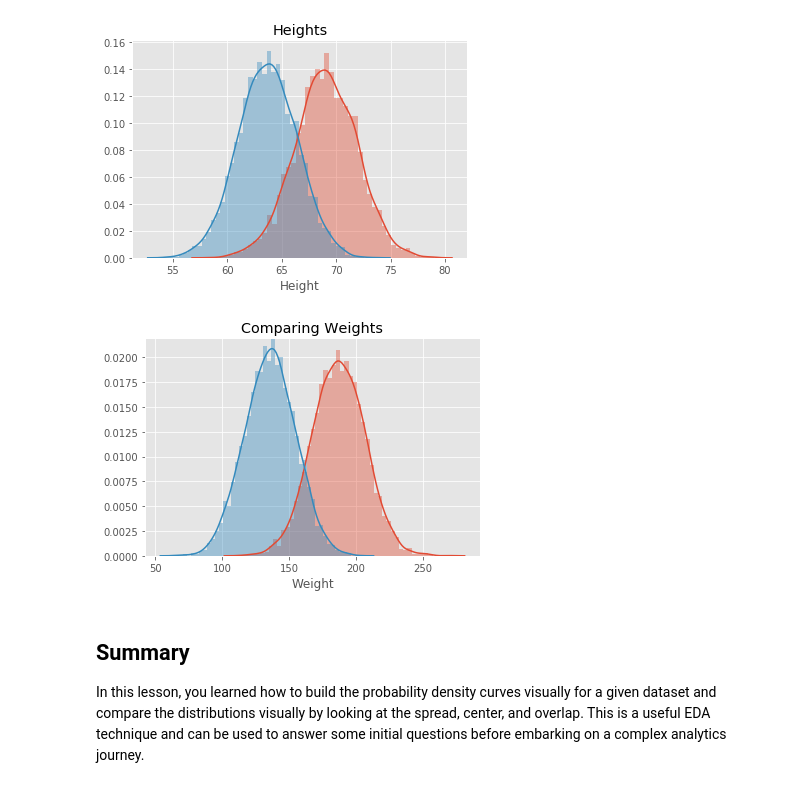
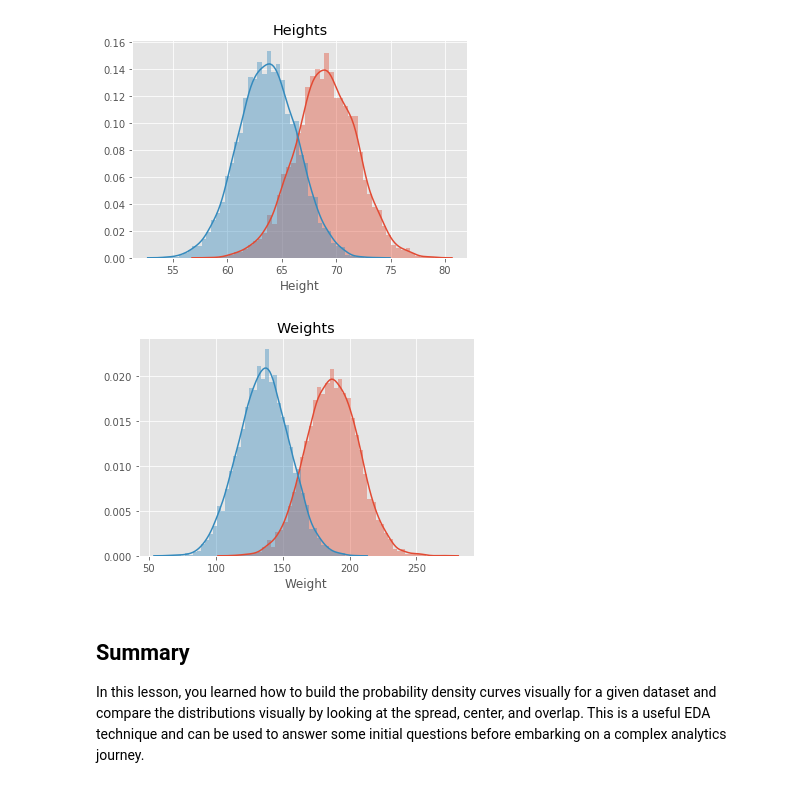
Before and after one commit to kcahlers/probability-density-functions-lab-hbs-ds-060120, a Jupyter notebook: index.ipynb, the cells around one changed output. Saved outputs shown, nothing was run; the diff lists cells and outputs as text; code cells hidden in the pictures.

```diff
--- a/index.ipynb
+++ b/index.ipynb
@@ -205,12 +205,12 @@ plt.show()
 # %% [output]
 [figure]
 # %%
-sns.distplot(male_df.Height)
-sns.distplot(female_df.Height)
-plt.title('Heights')
+sns.distplot(male_df.Weight)
+sns.distplot(female_df.Weight)
+plt.title('Weights')
 plt.show()
 # %% [output]
-[figure, old version]
+[figure, new version]
 # %%
 # Your comments on the two approaches here.
 # are they similar? what makes them different if they are?
```
